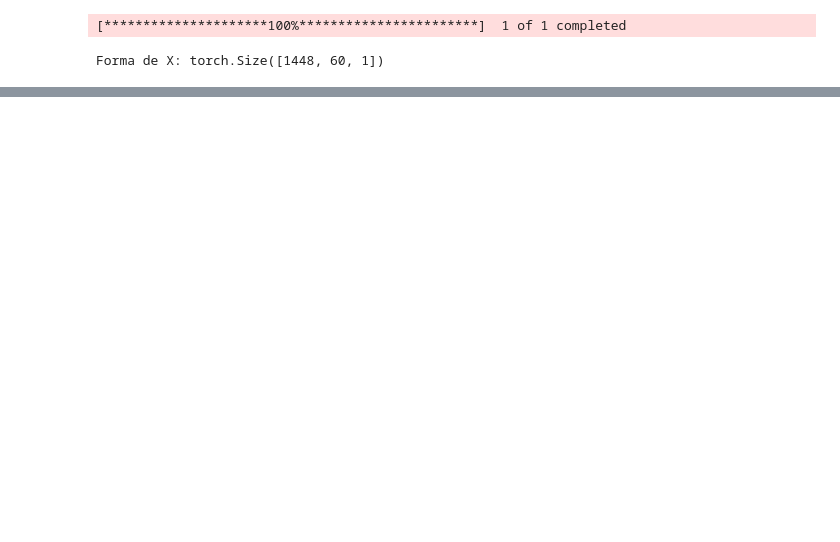
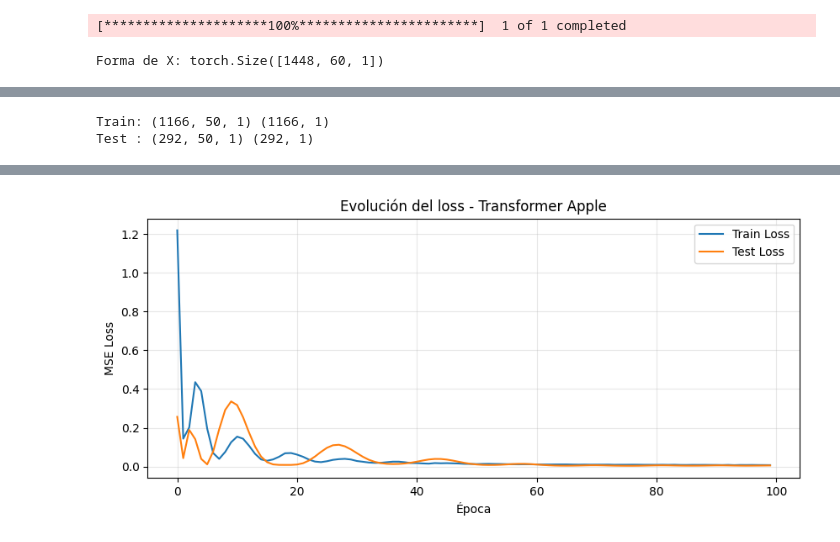
Before and after one commit to vha11/AA2-Practica1, a Jupyter notebook: Parte2_Transformers/transformer_alumno.ipynb, the cells around one changed output, grey strips where cells are left out. Drawn from its saved outputs; the diff is of its cells as text; code cells hidden in the pictures; blank space fills up the shorter version.

Commit message:
parte 2 transformers

```diff
--- a/Parte2_Transformers/transformer_alumno.ipynb
+++ b/Parte2_Transformers/transformer_alumno.ipynb
@@ -463,0 +460,57 @@ TimeSeriesTransformer(
+# %%
+train_size = int(len(X_apple) * 0.8)
+
+X_train_apple = X_apple[:train_size]
+y_train_apple = y_apple[:train_size]
+
+X_test_apple = X_apple[train_size:]
+y_test_apple = y_apple[train_size:]
+
+print("Train:", X_train_apple.shape, y_train_apple.shape)
+print("Test :", X_test_apple.shape, y_test_apple.shape)
+# %% [output]
+Train: (1166, 50, 1) (1166, 1)
+Test : (292, 50, 1) (292, 1)
+# %%
+X_train_apple_tensor = torch.tensor(X_train_apple, dtype=torch.float32).to(device)
+y_train_apple_tensor = torch.tensor(y_train_apple, dtype=torch.float32).to(device)
+
+X_test_apple_tensor = torch.tensor(X_test_apple, dtype=torch.float32).to(device)
+y_test_apple_tensor = torch.tensor(y_test_apple, dtype=torch.float32).to(device)
+# %%
+epochs = 100
+train_losses_apple = []
+test_losses_apple = []
+
+for epoch in range(epochs):
+    # Entrenamiento
+    model_apple.train()
+
+    optimizer_apple.zero_grad()
+    output_train = model_apple(X_train_apple_tensor)
+    loss_train = criterion_apple(output_train, y_train_apple_tensor)
+    loss_train.backward()
+    optimizer_apple.step()
+
+    train_losses_apple.append(loss_train.item())
+
+    # Evaluación en test
+    model_apple.eval()
+    with torch.no_grad():
+        output_test = model_apple(X_test_apple_tensor)
+        loss_test = criterion_apple(output_test, y_test_apple_tensor)
+        test_losses_apple.append(loss_test.item())
+
+    if (epoch + 1) % 10 == 0:
+        print(f"Epoch [{epoch+1}/{epochs}] | Train Loss: {loss_train.item():.6f} | Test Loss: {loss_test.item():.6f}")
+
+plt.figure(figsize=(10,4))
+plt.plot(train_losses_apple, label="Train Loss")
+plt.plot(test_losses_apple, label="Test Loss")
+plt.title("Evolución del loss - Transformer Apple")
+plt.xlabel("Época")
+plt.ylabel("MSE Loss")
+plt.legend()
+plt.grid(alpha=0.3)
+plt.show()
+# %% [output]
@@ -464 +527,2 @@ TimeSeriesTransformer(
+[figure, added]
 # %%
```
Also changed, not shown: parts of 12 cells of this notebook.
